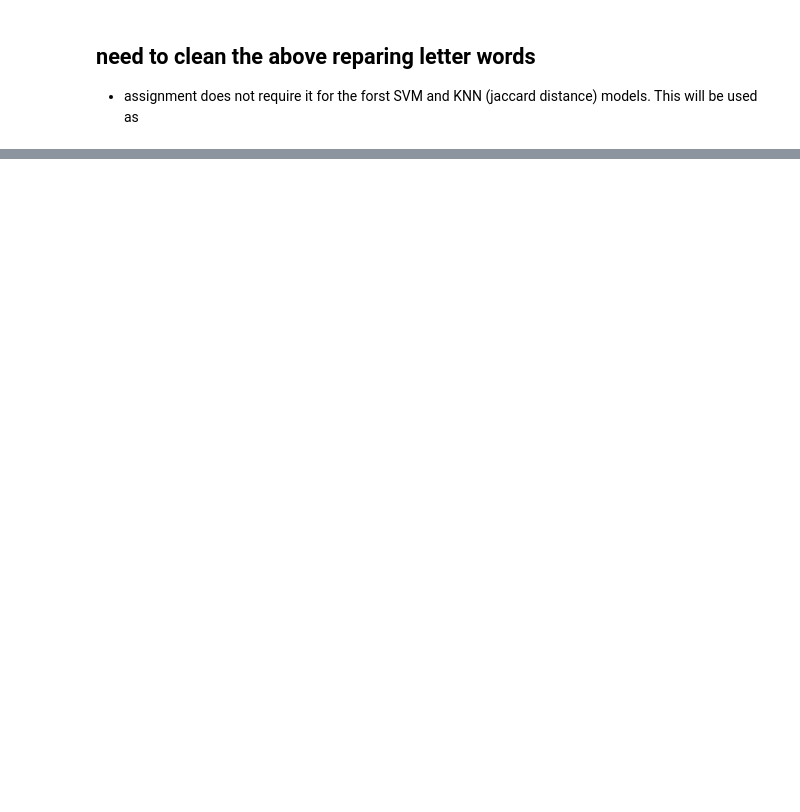
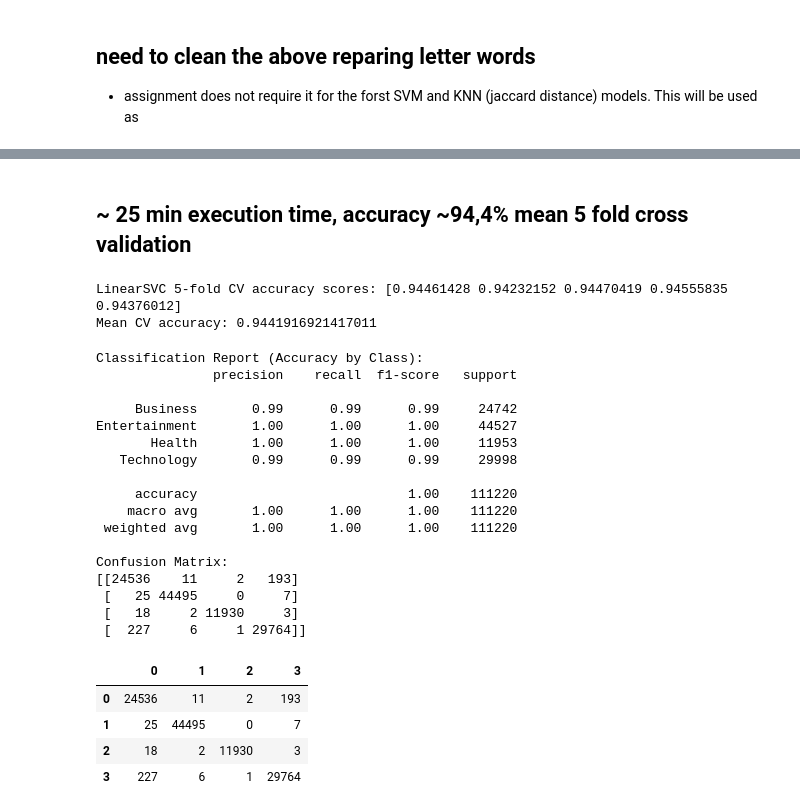
Before and after one commit to odykt/bigData, a Jupyter notebook: part1.ipynb, the cells around one changed output, grey strips where cells are left out. Cells and saved outputs as stored; diff of their text form; code cells hidden in the pictures; blank space fills up the shorter version.

Commit message:
First SVM classification doen, very good results 94,4 %, printed some metrics. Should probably ake it a little worse to have an "easier" comparison point.

```diff
--- a/part1.ipynb
+++ b/part1.ipynb
@@ -450,0 +458,70 @@ Reduced shape after Truncated SVD: (111220, 100)
+# %% [markdown]
+## ~ 25 min execution time, accuracy ~94,4% mean 5 fold cross validation
+# %%
+# SVM classification with 5-fold cross-validation on Bag of Words features
+from sklearn.svm import LinearSVC
+from sklearn.model_selection import cross_val_score
+import numpy as np
+
+# X: Bag of Words features, y: labels
+X = dataTrain_bow
+
+# Ensure 'Label' column exists and has no missing values
+y = dataTrain['Label'].values
+
+# Initialize Linear SVM classifier (much faster for large datasets)
+svm_clf = LinearSVC(random_state=42, max_iter=10000)
+
+# Perform 5-fold cross-validation
+cv_scores = cross_val_score(svm_clf, X, y, cv=5, scoring='accuracy')
+
+print('LinearSVC 5-fold CV accuracy scores:', cv_scores)
+print('Mean CV accuracy:', np.mean(cv_scores))
+# %% [output]
+LinearSVC 5-fold CV accuracy scores: [0.94461428 0.94232152 0.94470419 0.94555835 0.94376012]
+Mean CV accuracy: 0.9441916921417011
+# %%
+from sklearn.metrics import classification_report, confusion_matrix
+import pandas as pd
+
+# Fit the classifier before predicting if not already fitted
+if not hasattr(svm_clf, 'classes_'):
+    svm_clf.fit(X, y)
+
+y_pred = svm_clf.predict(X)
+
+# Print accuracy by class
+print("Classification Report (Accuracy by Class):")
+print(classification_report(y, y_pred, target_names=None))
+
+# Print confusion matrix
+cm = confusion_matrix(y, y_pred)
+print("Confusion Matrix:")
+print(cm)
+
+# Optionally, display confusion matrix as a DataFrame for better readability
+cm_df = pd.DataFrame(cm)
+display(cm_df)
+# %% [output]
+Classification Report (Accuracy by Class):
+               precision    recall  f1-score   support
+
+     Business       0.99      0.99      0.99     24742
+Entertainment       1.00      1.00      1.00     44527
+       Health       1.00      1.00      1.00     11953
+   Technology       0.99      0.99      0.99     29998
+
+     accuracy                           1.00    111220
+    macro avg       1.00      1.00      1.00    111220
+ weighted avg       1.00      1.00      1.00    111220
+
+Confusion Matrix:
+[[24536    11     2   193]
+ [   25 44495     0     7]
+ [   18     2 11930     3]
+ [  227     6     1 29764]]
+|  | 0 | 1 | 2 | 3 |
+| 0 | 24536 | 11 | 2 | 193 |
+| 1 | 25 | 44495 | 0 | 7 |
+| 2 | 18 | 2 | 11930 | 3 |
+| 3 | 227 | 6 | 1 | 29764 |
```
Also changed, not shown: parts of 4 cells of this notebook.
